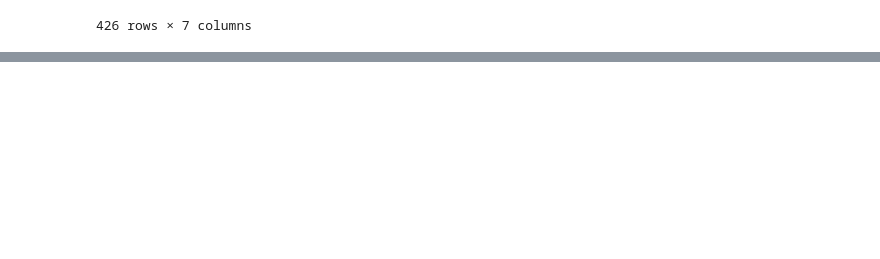
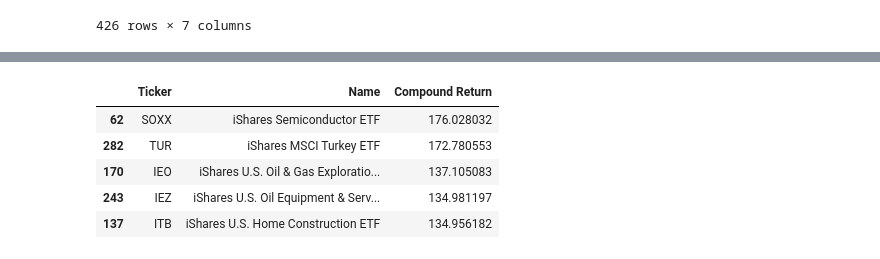
Before and after one commit to FJGM2023015/ML_Stocks_Project, a Jupyter notebook: ML_Stocks_Project.ipynb, the cells around one changed output, grey strips where cells are left out. Saved outputs shown, nothing was run; the diff lists cells and outputs as text; code cells hidden in the pictures; blank space fills up the shorter version.

```diff
--- a/ML_Stocks_Project.ipynb
+++ b/ML_Stocks_Project.ipynb
@@ -247,0 +295,19 @@ df_selected.describe()
+# %%
+# Compound return for each ETF
+df_selected['Compound Return'] = (
+    (1 + df_selected["Avg. Annual Return: Price Monthly - 1Y (%)"]/100) *
+    (1 + df_selected["Avg. Annual Return: Price Monthly - 3Y (%)"]/300)**3 *
+    (1 + df_selected["Avg. Annual Return: Price Monthly - 5Y (%)"]/500)**5 *
+    (1 + df_selected["Avg. Annual Return: Price Monthly - 10Y (%)"]/1000)**10 - 1
+) * 100
+
+# Top 5 ETFs with compound return
+top_5_compound = df_selected.sort_values(by='Compound Return', ascending=False).head(5)
+top_5_compound[['Ticker', 'Name', 'Compound Return']]
+# %% [output]
+|  | Ticker | Name | Compound Return |
+| 62 | SOXX | iShares Semiconductor ETF | 176.028032 |
+| 282 | TUR | iShares MSCI Turkey ETF | 172.780553 |
+| 170 | IEO | iShares U.S. Oil & Gas Exploratio... | 137.105083 |
+| 243 | IEZ | iShares U.S. Oil Equipment & Serv... | 134.981197 |
+| 137 | ITB | iShares U.S. Home Construction ETF | 134.956182 |
```
Also changed, not shown: parts of 17 cells of this notebook.
